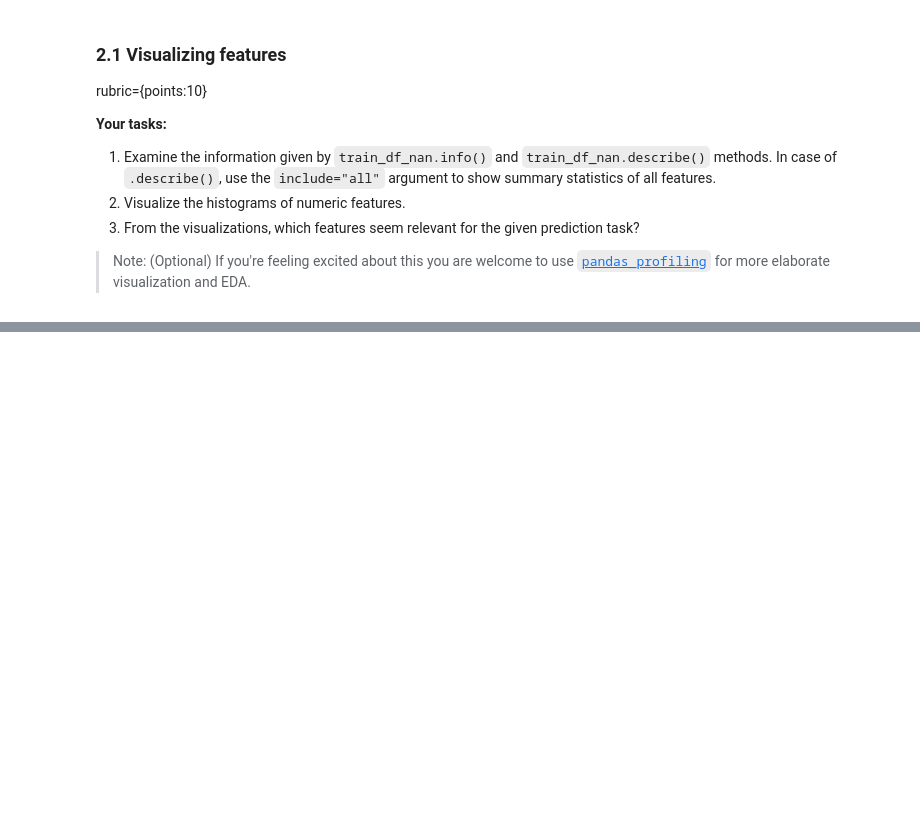
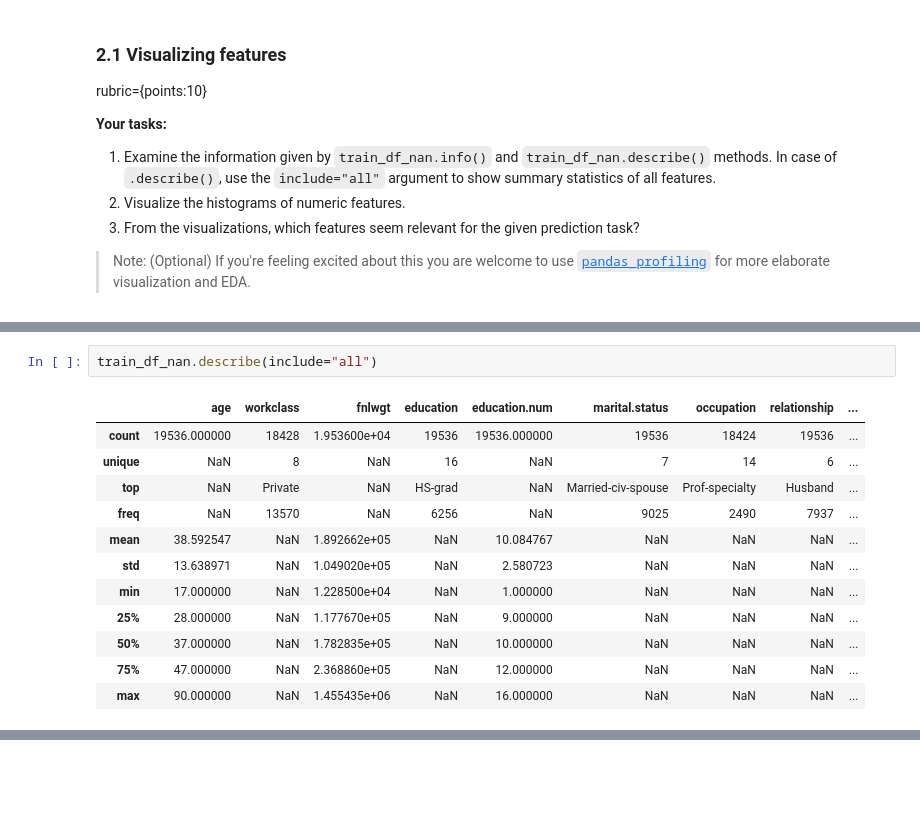
Before and after one commit to timtheteh/Applied-Machine-Learning, a Jupyter notebook: hw/hw3/hw3.ipynb, the cells around one changed output, grey strips where cells are left out. Cells and saved outputs as stored; diff of their text form; blank space fills up the shorter version.

```diff
--- a/hw/hw3/hw3.ipynb
+++ b/hw/hw3/hw3.ipynb
@@ -108,0 +163,15 @@ rubric={points:10}
+# %%
+train_df_nan.describe(include="all")
+# %% [output]
+|  | age | workclass | fnlwgt | education | education.num | marital.status | occupation | relationship | ... |
+| count | 19536.000000 | 18428 | 1.953600e+04 | 19536 | 19536.000000 | 19536 | 18424 | 19536 | ... |
+| unique | NaN | 8 | NaN | 16 | NaN | 7 | 14 | 6 | ... |
+| top | NaN | Private | NaN | HS-grad | NaN | Married-civ-spouse | Prof-specialty | Husband | ... |
+| freq | NaN | 13570 | NaN | 6256 | NaN | 9025 | 2490 | 7937 | ... |
+| mean | 38.592547 | NaN | 1.892662e+05 | NaN | 10.084767 | NaN | NaN | NaN | ... |
+| std | 13.638971 | NaN | 1.049020e+05 | NaN | 2.580723 | NaN | NaN | NaN | ... |
+| min | 17.000000 | NaN | 1.228500e+04 | NaN | 1.000000 | NaN | NaN | NaN | ... |
+| 25% | 28.000000 | NaN | 1.177670e+05 | NaN | 9.000000 | NaN | NaN | NaN | ... |
+| 50% | 37.000000 | NaN | 1.782835e+05 | NaN | 10.000000 | NaN | NaN | NaN | ... |
+| 75% | 47.000000 | NaN | 2.368860e+05 | NaN | 12.000000 | NaN | NaN | NaN | ... |
+| max | 90.000000 | NaN | 1.455435e+06 | NaN | 16.000000 | NaN | NaN | NaN | ... |
```
Also changed, not shown: parts of 33 cells of this notebook, 6 other files.
